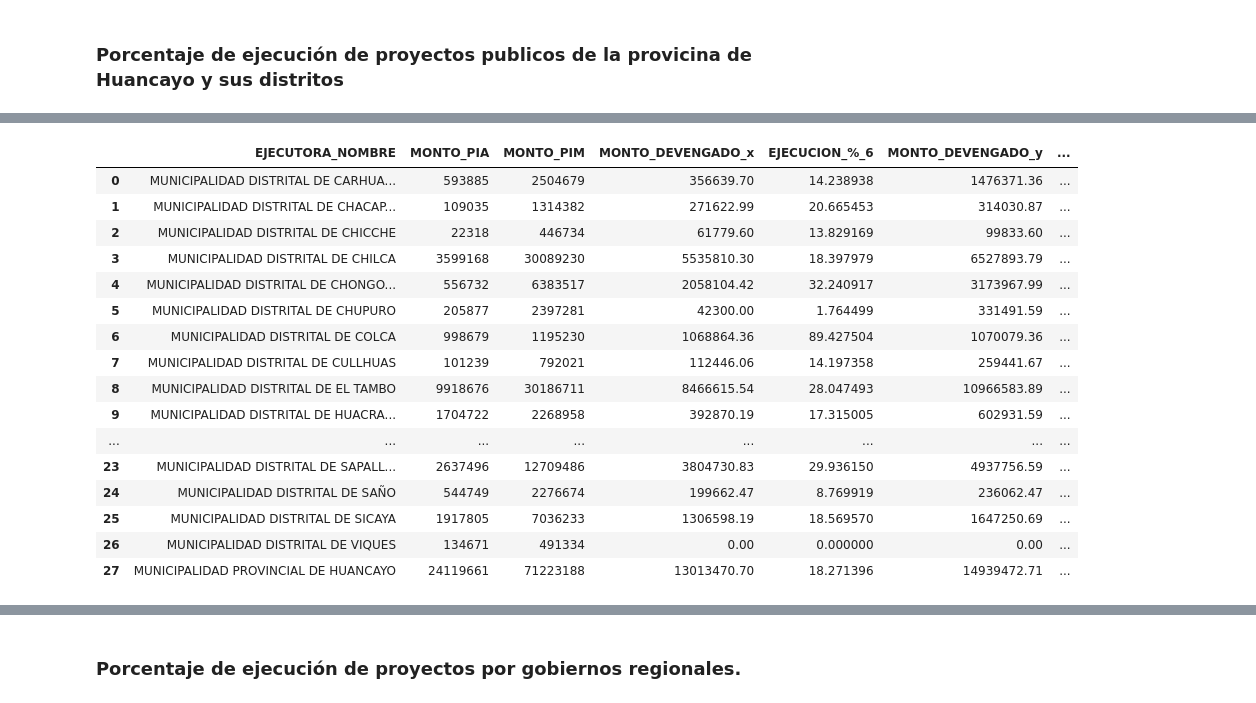
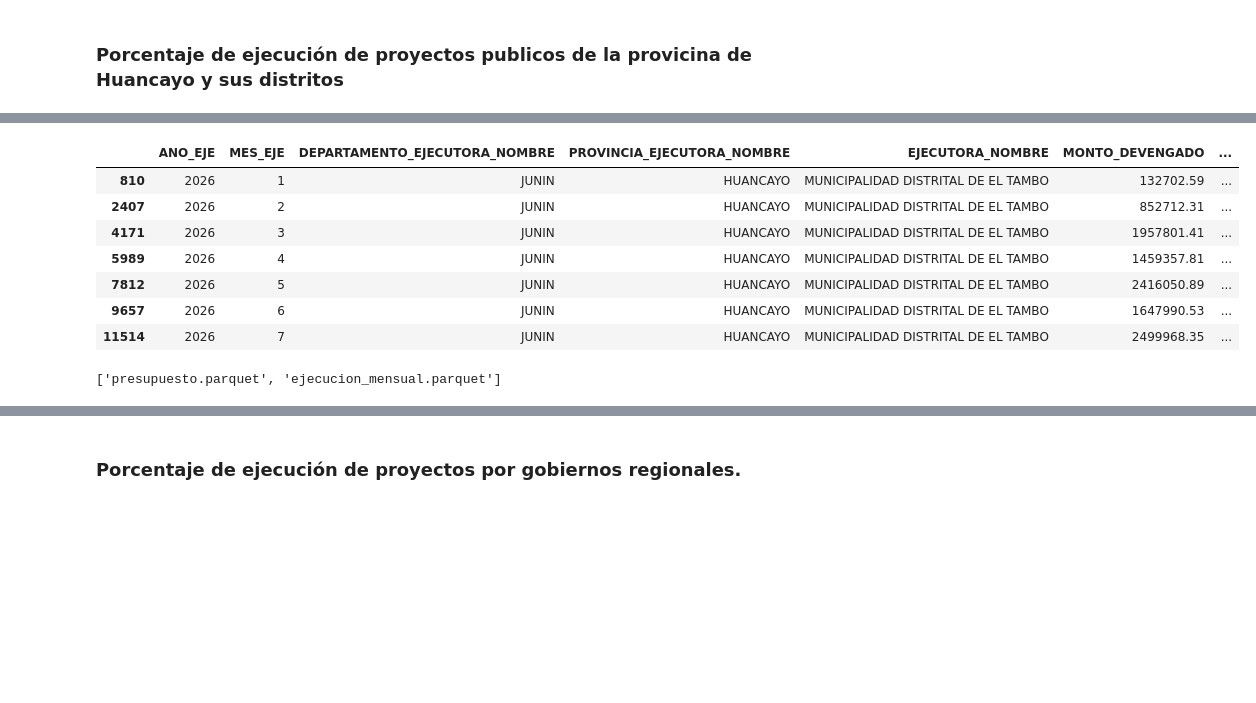
Before and after one commit to antonio-xrp/data_analysis_dashboard, a Jupyter notebook: projects/0.1_ejecucion_presupuesto/notebooks/0.1_presupuesto_ejecuciongasto.ipynb, the cells around one changed output, grey strips where cells are left out. Drawn from its saved outputs; the diff is of its cells as text; code cells hidden in the pictures; blank space fills up the shorter version.

```diff
--- a/projects/0.1_ejecucion_presupuesto/notebooks/0.1_presupuesto_ejecuciongasto.ipynb
+++ b/projects/0.1_ejecucion_presupuesto/notebooks/0.1_presupuesto_ejecuciongasto.ipynb
@@ -240,0 +305,20 @@ hyo_provincia
+# %%
+tambo = ejecucion_mensual[ejecucion_mensual["EJECUTORA_NOMBRE"] == "MUNICIPALIDAD DISTRITAL DE EL TAMBO"].sort_values("FECHA")
+import plotly.express as px
+tambo
+# fig = px.line(
+#     tambo,
+#     x="FECHA",
+#     y=["MONTO_DEVENGADO", "MONTO_DEVENGADO_ACUMULADO"]
+# )
+
+# fig.show()
+# %% [output]
+|  | ANO_EJE | MES_EJE | DEPARTAMENTO_EJECUTORA_NOMBRE | PROVINCIA_EJECUTORA_NOMBRE | EJECUTORA_NOMBRE | MONTO_DEVENGADO | ... |
+| 810 | 2026 | 1 | JUNIN | HUANCAYO | MUNICIPALIDAD DISTRITAL DE EL TAMBO | 132702.59 | ... |
+| 2407 | 2026 | 2 | JUNIN | HUANCAYO | MUNICIPALIDAD DISTRITAL DE EL TAMBO | 852712.31 | ... |
+| 4171 | 2026 | 3 | JUNIN | HUANCAYO | MUNICIPALIDAD DISTRITAL DE EL TAMBO | 1957801.41 | ... |
+| 5989 | 2026 | 4 | JUNIN | HUANCAYO | MUNICIPALIDAD DISTRITAL DE EL TAMBO | 1459357.81 | ... |
+| 7812 | 2026 | 5 | JUNIN | HUANCAYO | MUNICIPALIDAD DISTRITAL DE EL TAMBO | 2416050.89 | ... |
+| 9657 | 2026 | 6 | JUNIN | HUANCAYO | MUNICIPALIDAD DISTRITAL DE EL TAMBO | 1647990.53 | ... |
+| 11514 | 2026 | 7 | JUNIN | HUANCAYO | MUNICIPALIDAD DISTRITAL DE EL TAMBO | 2499968.35 | ... |
@@ -241,27 +327,13 @@ hyo_provincia
+# %%
+os.listdir('../data/processed/')
+# %% [output]
+['presupuesto.parquet', 'ejecucion_mensual.parquet']
 # %%
-m6 = proyectos_hyo[proyectos_hyo['MES_EJE'] <= 6].groupby(['EJECUTORA_NOMBRE'])[['MONTO_PIA','MONTO_PIM','MONTO_DEVENGADO']].sum().reset_index()
-m6['EJECUCION_%_6'] = (m6['MONTO_DEVENGADO'] / m6['MONTO_PIM'])  * 100
+# m6 = proyectos_hyo[proyectos_hyo['MES_EJE'] <= 6].groupby(['EJECUTORA_NOMBRE'])[['MONTO_PIA','MONTO_PIM','MONTO_DEVENGADO']].sum().reset_index()
+# m6['EJECUCION_%_6'] = (m6['MONTO_DEVENGADO'] / m6['MONTO_PIM'])  * 100
 
-m7 = proyectos_hyo[proyectos_hyo['MES_EJE'] <= 7].groupby(['EJECUTORA_NOMBRE'])[['MONTO_PIA','MONTO_PIM','MONTO_DEVENGADO']].sum().reset_index()
-m7['EJECUCION_%_7'] = (m7['MONTO_DEVENGADO'] / m7['MONTO_PIM'])  * 100
+# m7 = proyectos_hyo[proyectos_hyo['MES_EJE'] <= 7].groupby(['EJECUTORA_NOMBRE'])[['MONTO_PIA','MONTO_PIM','MONTO_DEVENGADO']].sum().reset_index()
+# m7['EJECUCION_%_7'] = (m7['MONTO_DEVENGADO'] / m7['MONTO_PIM'])  * 100
 
-variacion_hyo = m6.merge(m7, on=['EJECUTORA_NOMBRE', 'MONTO_PIA', 'MONTO_PIM'], how='left')
-variacion_hyo
+# variacion_hyo = m6.merge(m7, on=['EJECUTORA_NOMBRE', 'MONTO_PIA', 'MONTO_PIM'], how='left')
+# variacion_hyo
-# %% [output]
-|  | EJECUTORA_NOMBRE | MONTO_PIA | MONTO_PIM | MONTO_DEVENGADO_x | EJECUCION_%_6 | MONTO_DEVENGADO_y | ... |
-| 0 | MUNICIPALIDAD DISTRITAL DE CARHUA... | 593885 | 2504679 | 356639.70 | 14.238938 | 1476371.36 | ... |
-| 1 | MUNICIPALIDAD DISTRITAL DE CHACAP... | 109035 | 1314382 | 271622.99 | 20.665453 | 314030.87 | ... |
-| 2 | MUNICIPALIDAD DISTRITAL DE CHICCHE | 22318 | 446734 | 61779.60 | 13.829169 | 99833.60 | ... |
-| 3 | MUNICIPALIDAD DISTRITAL DE CHILCA | 3599168 | 30089230 | 5535810.30 | 18.397979 | 6527893.79 | ... |
-| 4 | MUNICIPALIDAD DISTRITAL DE CHONGO... | 556732 | 6383517 | 2058104.42 | 32.240917 | 3173967.99 | ... |
-| 5 | MUNICIPALIDAD DISTRITAL DE CHUPURO | 205877 | 2397281 | 42300.00 | 1.764499 | 331491.59 | ... |
-| 6 | MUNICIPALIDAD DISTRITAL DE COLCA | 998679 | 1195230 | 1068864.36 | 89.427504 | 1070079.36 | ... |
-| 7 | MUNICIPALIDAD DISTRITAL DE CULLHUAS | 101239 | 792021 | 112446.06 | 14.197358 | 259441.67 | ... |
-| 8 | MUNICIPALIDAD DISTRITAL DE EL TAMBO | 9918676 | 30186711 | 8466615.54 | 28.047493 | 10966583.89 | ... |
-| 9 | MUNICIPALIDAD DISTRITAL DE HUACRA... | 1704722 | 2268958 | 392870.19 | 17.315005 | 602931.59 | ... |
-| ... | ... | ... | ... | ... | ... | ... | ... |
-| 23 | MUNICIPALIDAD DISTRITAL DE SAPALL... | 2637496 | 12709486 | 3804730.83 | 29.936150 | 4937756.59 | ... |
-| 24 | MUNICIPALIDAD DISTRITAL DE SAÑO | 544749 | 2276674 | 199662.47 | 8.769919 | 236062.47 | ... |
-| 25 | MUNICIPALIDAD DISTRITAL DE SICAYA | 1917805 | 7036233 | 1306598.19 | 18.569570 | 1647250.69 | ... |
-| 26 | MUNICIPALIDAD DISTRITAL DE VIQUES | 134671 | 491334 | 0.00 | 0.000000 | 0.00 | ... |
-| 27 | MUNICIPALIDAD PROVINCIAL DE HUANCAYO | 24119661 | 71223188 | 13013470.70 | 18.271396 | 14939472.71 | ... |
```
Also changed, not shown: parts of 8 cells of this notebook, 17 other files.
